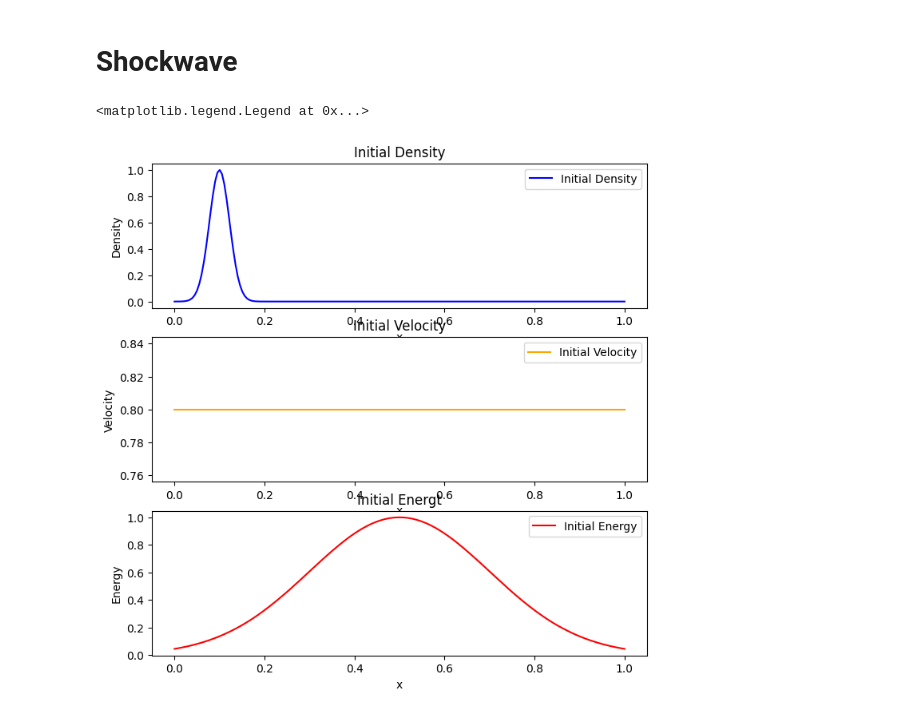
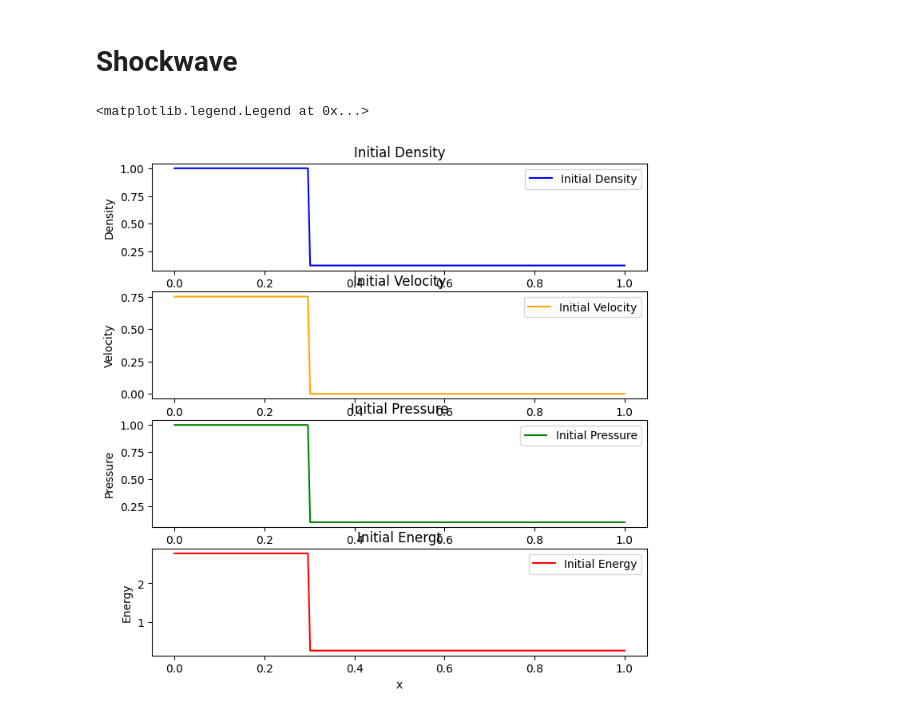
Before and after one commit to daniloaballayf/Shockwave-TAMU, a Jupyter notebook: 1D Notebooks/Shockwave.ipynb, the cells around one changed output. Cells and saved outputs as stored; diff of their text form; code cells hidden in the pictures.

```diff
--- a/1D Notebooks/Shockwave.ipynb
+++ b/1D Notebooks/Shockwave.ipynb
@@ -15,31 +15,44 @@ dt = T / Nt
 # %%
 # Initial conditions
 x = np.linspace(0, L, Nx)
-u = 0.8*np.ones(Nx) #np.exp(-(x - 0.5*L)**2 / 0.1)             # Velocity
-rho = np.exp(-(x-0.1*L)**2 /0.001)
-energy = np.exp(-(x-0.5*L)**2 /0.08)
+gamma = 1.4
+u = 0.75*np.ones(Nx) #np.exp(-(x - 0.5*L)**2 / 0.1)             # Velocity
+u[60:] = 0
+rho = np.ones(Nx)
+rho[60:] = 0.125
+press = np.ones(Nx)
+press[60:] = 0.1
+
+energy = np.zeros(Nx)
+energy = press/((gamma - 1)) + 0.5*rho*u**2
 # %%
-fig, axs = plt.subplots(3, 1, figsize=(8, 8))
+fig, axs = plt.subplots(4, 1, figsize=(8, 8))
 axs[0].plot(x, rho, label='Initial Density', color='blue')
 axs[0].set_title('Initial Density')
 axs[0].set_xlabel('x')
 axs[0].set_ylabel('Density')
 axs[0].legend()
 
 axs[1].plot(x, u, label='Initial Velocity', color='orange')
 axs[1].set_title('Initial Velocity')
 axs[1].set_xlabel('x')
 axs[1].set_ylabel('Velocity')
 axs[1].legend()
 
-axs[2].plot(x, energy, label='Initial Energy', color='red')
-axs[2].set_title('Initial Energt')
+axs[2].plot(x, press, label='Initial Pressure', color='green')
+axs[2].set_title('Initial Pressure')
 axs[2].set_xlabel('x')
-axs[2].set_ylabel('Energy')
+axs[2].set_ylabel('Pressure')
 axs[2].legend()
+
+axs[3].plot(x, energy, label='Initial Energy', color='red')
+axs[3].set_title('Initial Energt')
+axs[3].set_xlabel('x')
+axs[3].set_ylabel('Energy')
+axs[3].legend()
 # %% [output]
 <matplotlib.legend.Legend at 0x...>
-[figure, old version]
+[figure, new version]
 # %%
 sol_rho = np.zeros((rho.shape[0], Nt+1))
 sol_mom = np.zeros((rho.shape[0], Nt+1))
```
Also changed, not shown: parts of 4 cells of this notebook.
